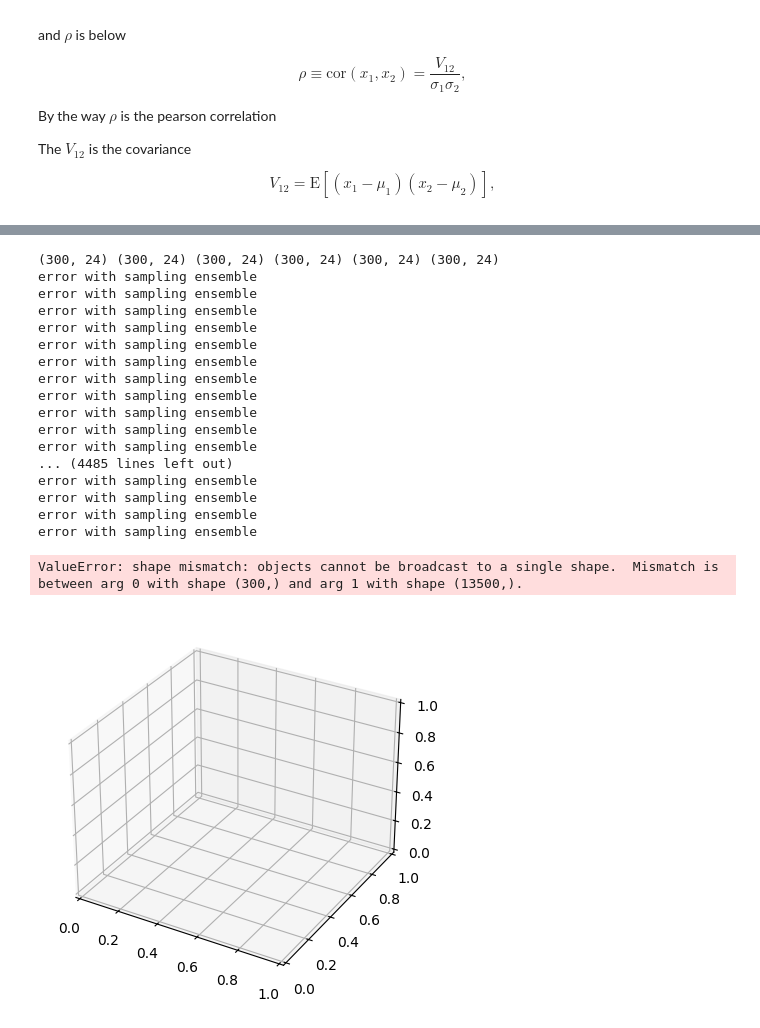
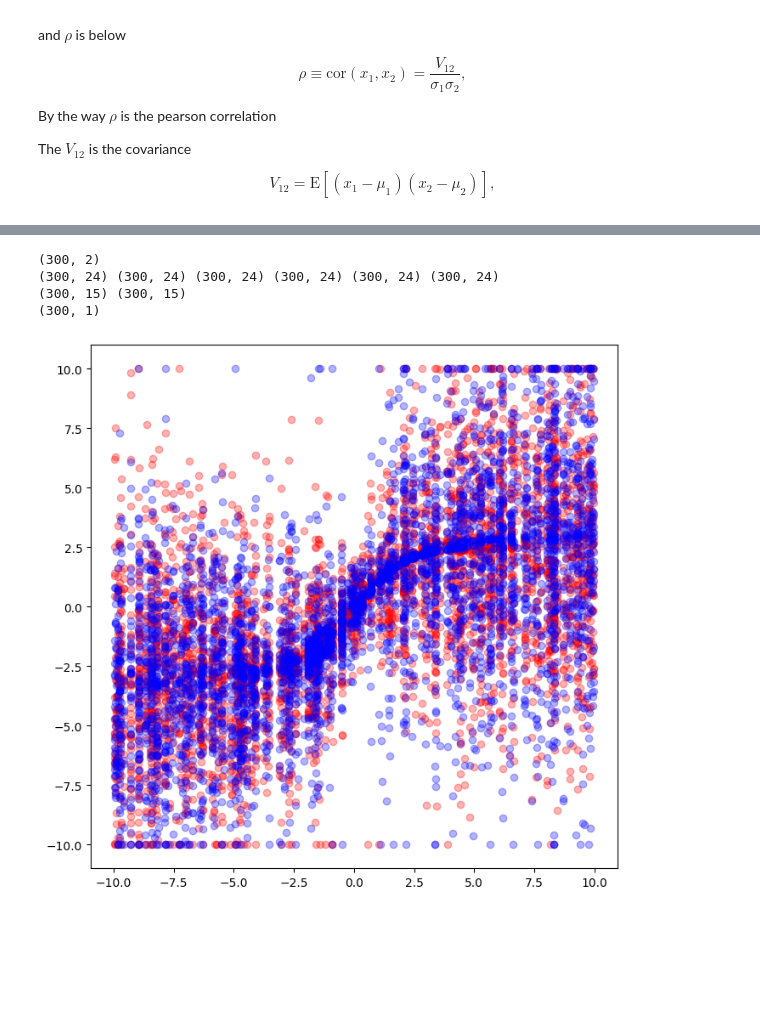
Before and after one commit to hunkim98/pixel-art-ai, a Jupyter notebook: sketchrnn/gmm.ipynb, the cells around one changed output, grey strips where cells are left out. Drawn from its saved outputs; the diff is of its cells as text; code cells hidden in the pictures; blank space fills up the shorter version.

Commit message:
Add plot function

```diff
--- a/sketchrnn/gmm.ipynb
+++ b/sketchrnn/gmm.ipynb
@@ -440,33 +456,40 @@ def generate_ensemble_2d(out_pi, out_mu1, out_mu2, out_sigma1, out_sigma2, out_c
     return result
 # %%
 
-y = model(x_test)
+z_data = np.float32(np.random.uniform(-10, 10, (1, NTEST))).T
+x1_test = z_data.copy()
+x2_test = z_data.copy()
+
+
+x1_x2_test = np.c_[x1_test, x2_test]
+print(x1_x2_test.shape)
+
+y = model(x1_x2_test)
 pi, mu1, mu2, sigma1, sigma2, rho = y
 print(pi.shape, mu1.shape, mu2.shape, sigma1.shape, sigma2.shape, rho.shape)
 
 y_test = generate_ensemble_2d(pi.data ,mu1.data, mu2.data, sigma1.data, sigma2.data, rho.data)
 
-fig = plt.figure()
-ax = fig.add_subplot(111, projection='3d')
-ax.scatter(x_test, y_test, 'bo', alpha=0.3)
+# get y1_test
+y1_test = y_test[:, :, 0]
+y2_test = y_test[:, :, 1]
+
+print(y1_test.shape, y2_test.shape)
+
+# clip data that is outside the range
+y1_test = np.clip(y1_test, -10, 10)
+y2_test = np.clip(y2_test, -10, 10)
+
+
+# plot both x1 and x2 with z as domain
+plt.figure(figsize=(8, 8))
+print(x1_test.shape)
+plt.plot(z_data, y1_test, 'ro', alpha=0.3)
+plt.plot(z_data, y2_test, 'bo', alpha=0.3)
 plt.show()
 # %% [output]
+(300, 2)
 (300, 24) (300, 24) (300, 24) (300, 24) (300, 24) (300, 24)
-error with sampling ensemble
-error with sampling ensemble
-error with sampling ensemble
-error with sampling ensemble
-error with sampling ensemble
-error with sampling ensemble
-error with sampling ensemble
-error with sampling ensemble
-error with sampling ensemble
-error with sampling ensemble
-error with sampling ensemble
-... (4485 lines left out)
-error with sampling ensemble
-error with sampling ensemble
-error with sampling ensemble
-error with sampling ensemble
+(300, 15) (300, 15)
+(300, 1)
-ValueError: shape mismatch: objects cannot be broadcast to a single shape.  Mismatch is between arg 0 with shape (300,) and arg 1 with shape (13500,).
-[figure, old version]
+[figure, new version]
```
Also changed, not shown: parts of 7 cells of this notebook.
